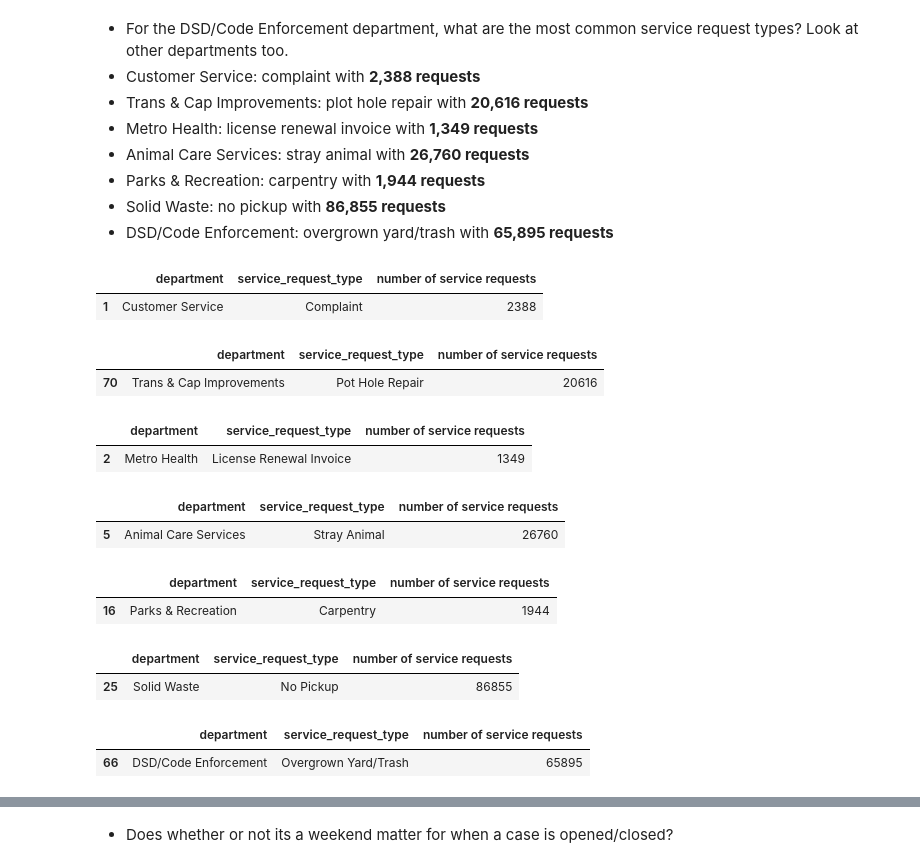
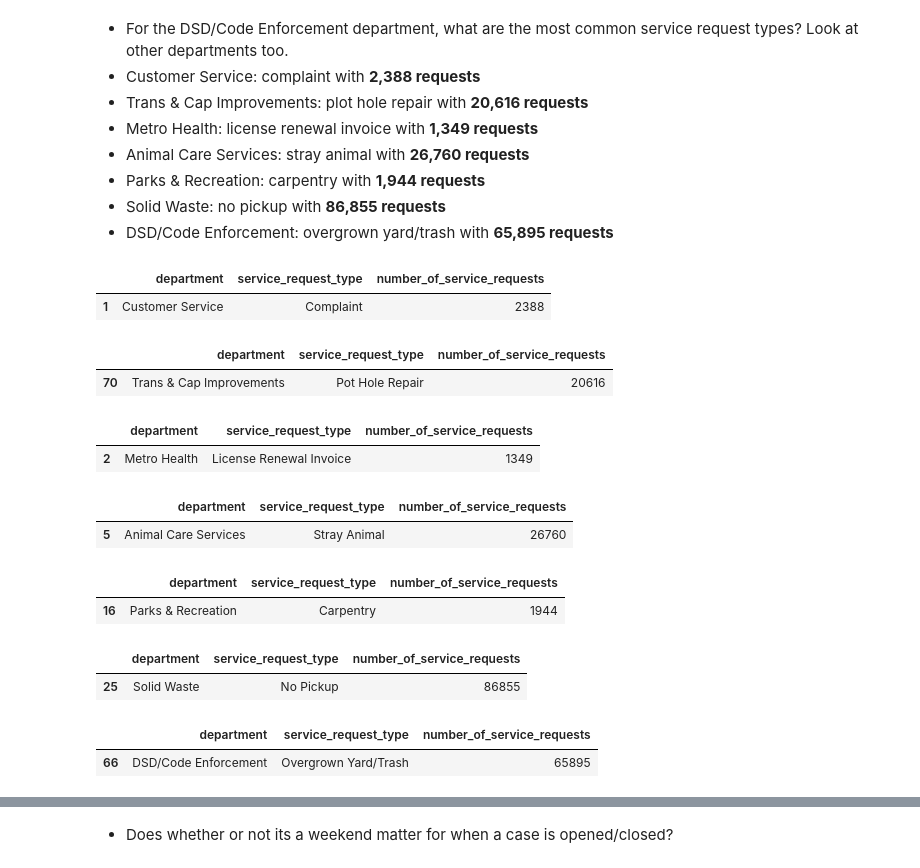
Before and after one commit to david-rodriguez-siller/spark-exercises, a Jupyter notebook: explore_exercises.ipynb, the cells around one changed output, grey strips where cells are left out. Cells and saved outputs as stored; diff of their text form; code cells hidden in the pictures.

```diff
--- a/explore_exercises.ipynb
+++ b/explore_exercises.ipynb
@@ -223,22 +282,22 @@ departments = ['Customer Service', 'Trans & Cap Improvements', 'Metro Health', '
 # %%
 for department in departments:
     display((df.groupBy('department', 'service_request_type')
      .agg(count('service_request_type').alias('number_of_service_requests'))
      .filter(df.department == department)
-     .toPandas().sort_values(by = 'number of service requests').tail(1)
+     .toPandas().sort_values(by = 'number_of_service_requests').tail(1)
     ))
 # %% [output]
-|  | department | service_request_type | number of service requests |
+|  | department | service_request_type | number_of_service_requests |
 | 1 | Customer Service | Complaint | 2388 |
-|  | department | service_request_type | number of service requests |
+|  | department | service_request_type | number_of_service_requests |
 | 70 | Trans & Cap Improvements | Pot Hole Repair | 20616 |
-|  | department | service_request_type | number of service requests |
+|  | department | service_request_type | number_of_service_requests |
 | 2 | Metro Health | License Renewal Invoice | 1349 |
-|  | department | service_request_type | number of service requests |
+|  | department | service_request_type | number_of_service_requests |
 | 5 | Animal Care Services | Stray Animal | 26760 |
-|  | department | service_request_type | number of service requests |
+|  | department | service_request_type | number_of_service_requests |
 | 16 | Parks & Recreation | Carpentry | 1944 |
-|  | department | service_request_type | number of service requests |
+|  | department | service_request_type | number_of_service_requests |
 | 25 | Solid Waste | No Pickup | 86855 |
-|  | department | service_request_type | number of service requests |
+|  | department | service_request_type | number_of_service_requests |
 | 66 | DSD/Code Enforcement | Overgrown Yard/Trash | 65895 |
```
Also changed, not shown: parts of 11 cells of this notebook.
